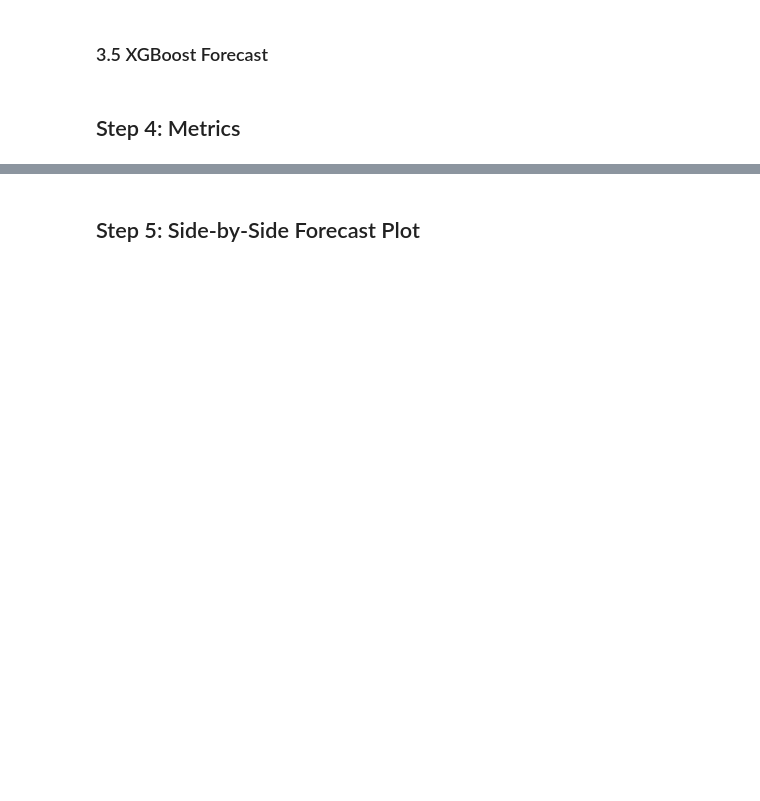
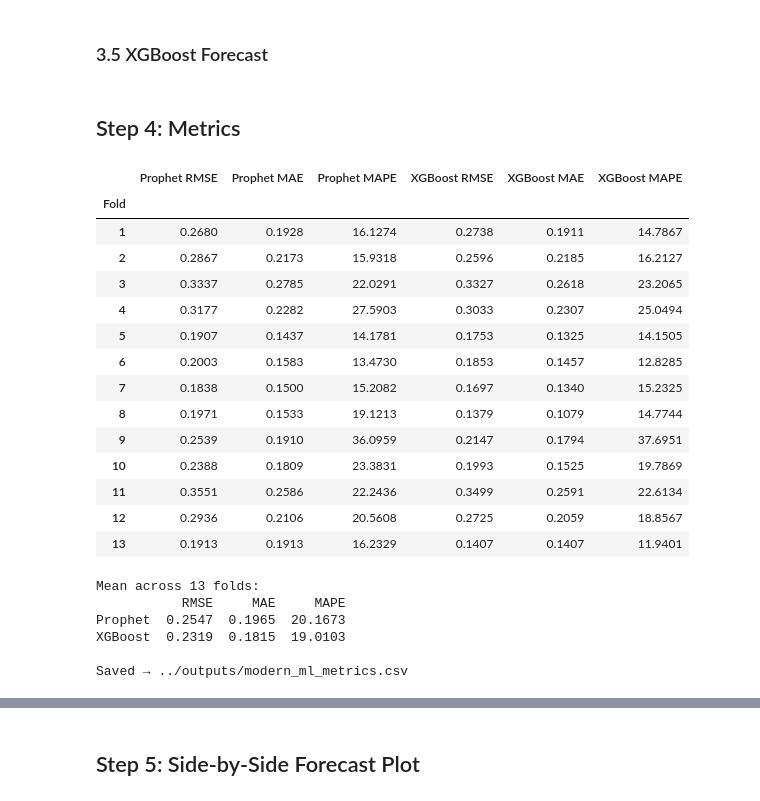
Before and after one commit to brody-rm/household-power, a Jupyter notebook: notebooks/03_modern_ml.ipynb, the cells around one changed output, grey strips where cells are left out. Saved outputs shown, nothing was run; the diff lists cells and outputs as text; code cells hidden in the pictures; blank space fills up the shorter version.

```diff
--- a/notebooks/03_modern_ml.ipynb
+++ b/notebooks/03_modern_ml.ipynb
@@ -248,32 +342,62 @@ xgb_forecast = pd.Series(xgb_preds, index=y_test.index)
 # %%
 def rmse(y_true, y_pred):
     return np.sqrt(np.mean((np.array(y_true) - np.array(y_pred)) ** 2))
 
 def mape(y_true, y_pred):
     y_true, y_pred = np.array(y_true), np.array(y_pred)
     return np.mean(np.abs((y_true - y_pred) / y_true)) * 100
 
-# align indices — prophet/xgb may have different index lengths if any test dates were dropped
-common_idx = test_series.index.intersection(prophet_forecast.index).intersection(xgb_forecast.index)
+fold_rows = []
+for i, start in enumerate(fold_starts):
+    end     = min(start + FOLD_SIZE, len(test_series))
+    idx     = test_series.index[start:end]
+    act     = test_series.loc[idx]
+    xgb_idx = idx.intersection(xgb_forecast.index)  # XGBoost may drop early rows due to lag NaNs
+    fold_rows.append({
+        'Fold':          i + 1,
+        'Prophet RMSE':  rmse(act, prophet_forecast.loc[idx]),
+        'Prophet MAE':   mean_absolute_error(act, prophet_forecast.loc[idx]),
+        'Prophet MAPE':  mape(act, prophet_forecast.loc[idx]),
+        'XGBoost RMSE':  rmse(test_series.loc[xgb_idx], xgb_forecast.loc[xgb_idx]),
+        'XGBoost MAE':   mean_absolute_error(test_series.loc[xgb_idx], xgb_forecast.loc[xgb_idx]),
+        'XGBoost MAPE':  mape(test_series.loc[xgb_idx], xgb_forecast.loc[xgb_idx]),
+    })
+
+fold_df = pd.DataFrame(fold_rows).set_index('Fold').round(4)
+display(fold_df)
 
 metrics_modern = pd.DataFrame({
-    'RMSE': [
-        rmse(test_series.loc[common_idx], prophet_forecast.loc[common_idx]),
-        rmse(test_series.loc[common_idx], xgb_forecast.loc[common_idx]),
-    ],
-    'MAE': [
-        mean_absolute_error(test_series.loc[common_idx], prophet_forecast.loc[common_idx]),
-        mean_absolute_error(test_series.loc[common_idx], xgb_forecast.loc[common_idx]),
-    ],
-    'MAPE': [
-        mape(test_series.loc[common_idx], prophet_forecast.loc[common_idx]),
-        mape(test_series.loc[common_idx], xgb_forecast.loc[common_idx]),
-    ],
+    'RMSE': [fold_df['Prophet RMSE'].mean(), fold_df['XGBoost RMSE'].mean()],
+    'MAE':  [fold_df['Prophet MAE'].mean(),  fold_df['XGBoost MAE'].mean()],
+    'MAPE': [fold_df['Prophet MAPE'].mean(), fold_df['XGBoost MAPE'].mean()],
 }, index=['Prophet', 'XGBoost']).round(4)
 
+print(f"\nMean across {len(fold_starts)} folds:")
 print(metrics_modern.to_string())
 metrics_modern.to_csv('../outputs/modern_ml_metrics.csv')
 print("\nSaved → ../outputs/modern_ml_metrics.csv")
+# %% [output]
+|  | Prophet RMSE | Prophet MAE | Prophet MAPE | XGBoost RMSE | XGBoost MAE | XGBoost MAPE |
+| Fold |  |  |  |  |  |  |
+| 1 | 0.2680 | 0.1928 | 16.1274 | 0.2738 | 0.1911 | 14.7867 |
+| 2 | 0.2867 | 0.2173 | 15.9318 | 0.2596 | 0.2185 | 16.2127 |
+| 3 | 0.3337 | 0.2785 | 22.0291 | 0.3327 | 0.2618 | 23.2065 |
+| 4 | 0.3177 | 0.2282 | 27.5903 | 0.3033 | 0.2307 | 25.0494 |
+| 5 | 0.1907 | 0.1437 | 14.1781 | 0.1753 | 0.1325 | 14.1505 |
+| 6 | 0.2003 | 0.1583 | 13.4730 | 0.1853 | 0.1457 | 12.8285 |
+| 7 | 0.1838 | 0.1500 | 15.2082 | 0.1697 | 0.1340 | 15.2325 |
+| 8 | 0.1971 | 0.1533 | 19.1213 | 0.1379 | 0.1079 | 14.7744 |
+| 9 | 0.2539 | 0.1910 | 36.0959 | 0.2147 | 0.1794 | 37.6951 |
+| 10 | 0.2388 | 0.1809 | 23.3831 | 0.1993 | 0.1525 | 19.7869 |
+| 11 | 0.3551 | 0.2586 | 22.2436 | 0.3499 | 0.2591 | 22.6134 |
+| 12 | 0.2936 | 0.2106 | 20.5608 | 0.2725 | 0.2059 | 18.8567 |
+| 13 | 0.1913 | 0.1913 | 16.2329 | 0.1407 | 0.1407 | 11.9401 |
+Mean across 13 folds:
+           RMSE     MAE     MAPE
+Prophet  0.2547  0.1965  20.1673
+XGBoost  0.2319  0.1815  19.0103
+
+Saved → ../outputs/modern_ml_metrics.csv
 # %%
 classical_path = '../outputs/classical_metrics.csv'
 
```
Also changed, not shown: parts of 13 cells of this notebook, 7 other files.
